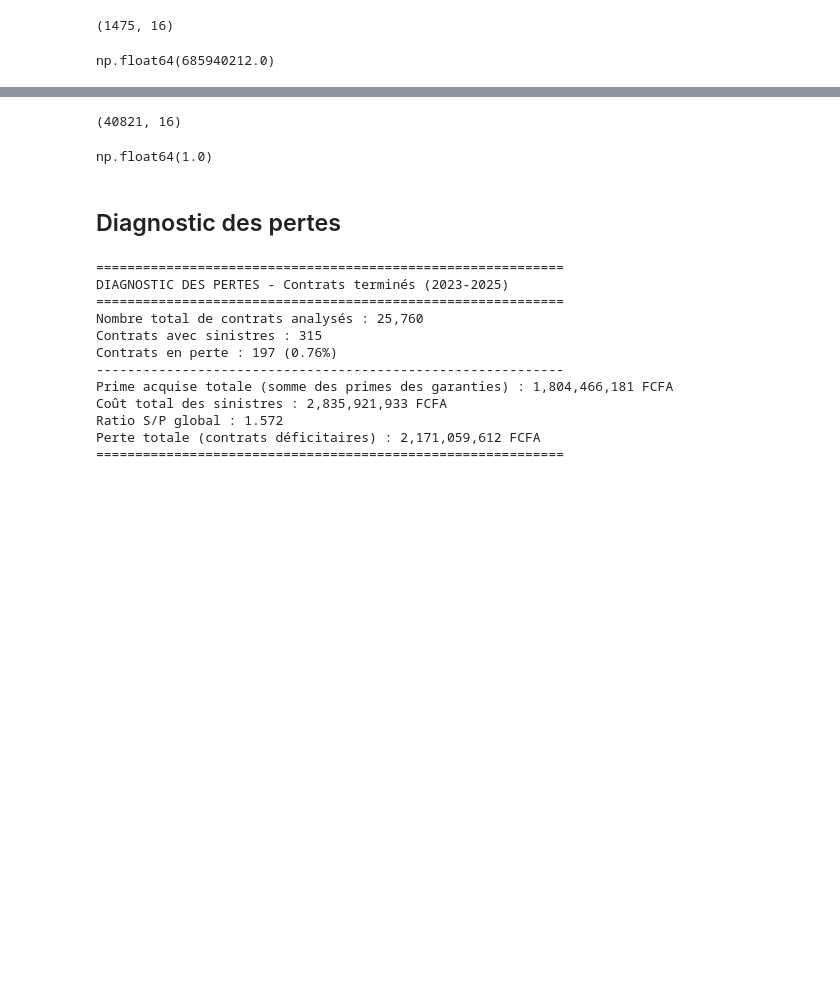
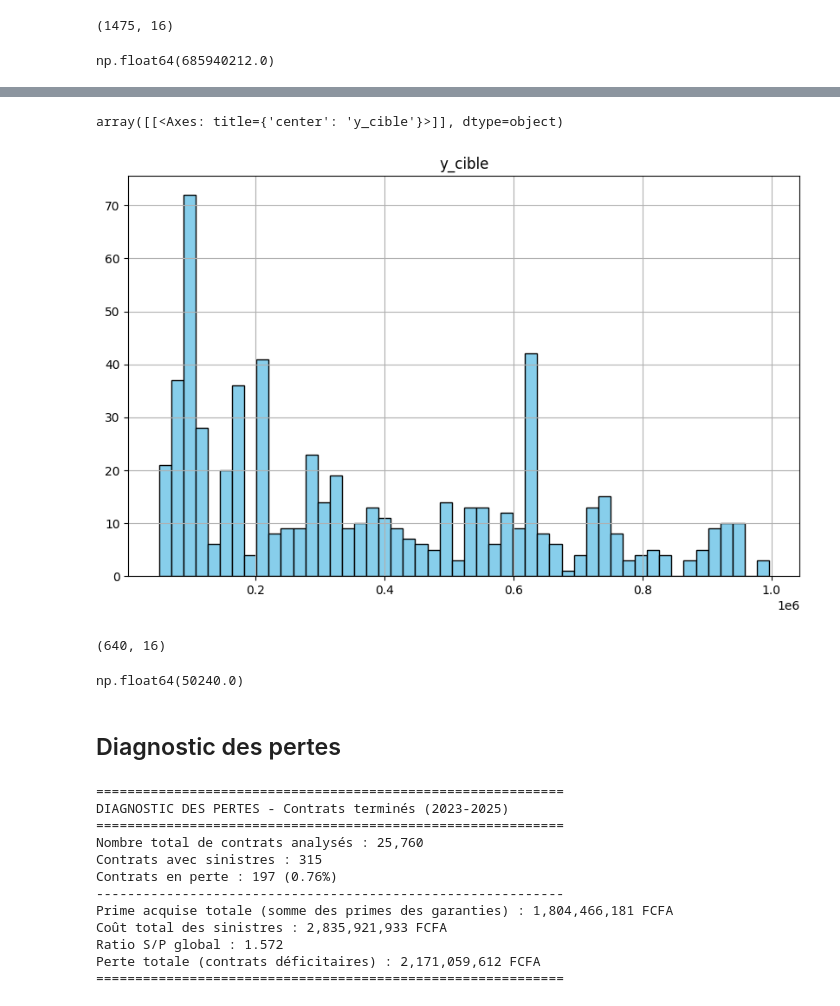
Before and after one commit to StephaneBella/Insurance_premium_pricing, a Jupyter notebook: Notebooks/00_ConstructionJeuDeDonnees.ipynb, the cells around one changed output, grey strips where cells are left out. Saved outputs shown, nothing was run; the diff lists cells and outputs as text; code cells hidden in the pictures; blank space fills up the shorter version.

```diff
--- a/Notebooks/00_ConstructionJeuDeDonnees.ipynb
+++ b/Notebooks/00_ConstructionJeuDeDonnees.ipynb
@@ -687,3 +675,16 @@ df_final_v2[(df_final_v2['y_cible'] == 10000000)]
+# %%
+df_final_v2 = df_final_v2[(df_final_v2['y_cible'] > 50000) & (df_final_v2['y_cible'] < 1000000)]
+# %%
+df_final_v2.hist(
+    column='y_cible',
+    bins=50,
+    figsize=(10, 6),
+    color='skyblue',
+    edgecolor='black'
+)
+# %% [output]
+array([[<Axes: title={'center': 'y_cible'}>]], dtype=object)
+[figure, added]
 # %%
 # Export et sauvegarde du jeu de données final
 dataset_path = os.path.join(chemin_donnees, "DonneesPreparees", "dataset_final.csv")
@@ -691,11 +692,11 @@ df_final_v2.to_csv(dataset_path, index=False)
 # %%
 df_final_v2.shape
 # %% [output]
-(40821, 16)
+(640, 16)
 # %%
 df_final_v2['y_cible'].min()
 # %% [output]
-np.float64(1.0)
+np.float64(50240.0)
 # %% [markdown]
 ## Diagnostic des pertes
 # %%
```
Also changed, not shown: parts of 3 cells of this notebook, 3 other files.
